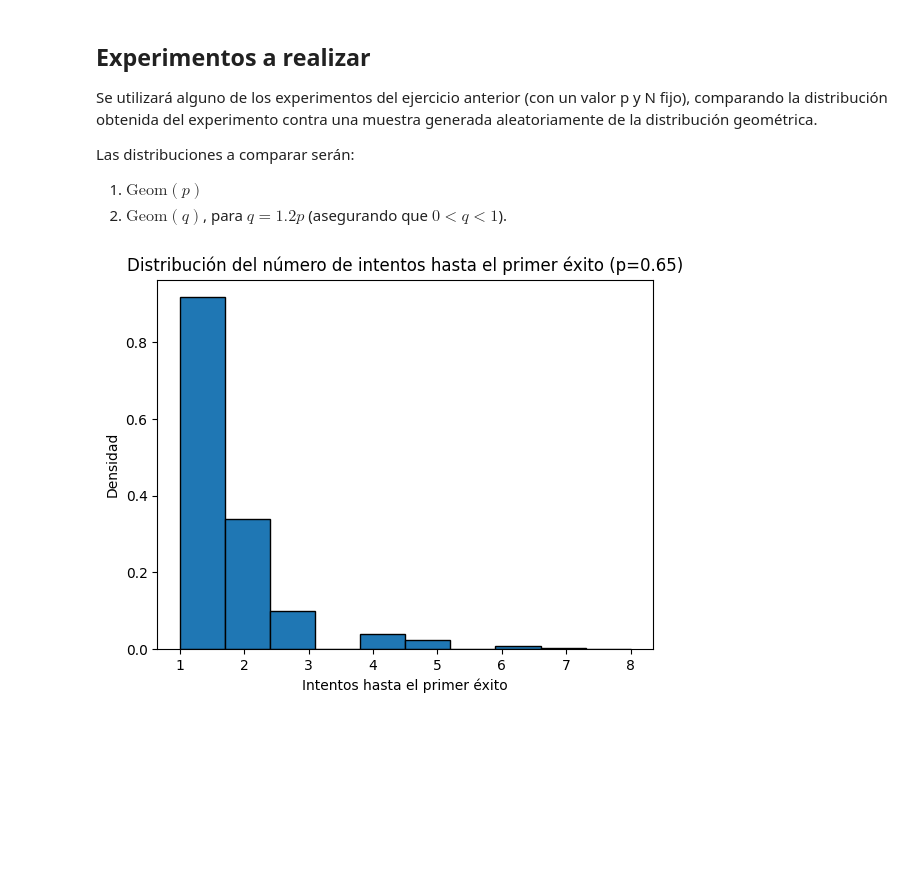
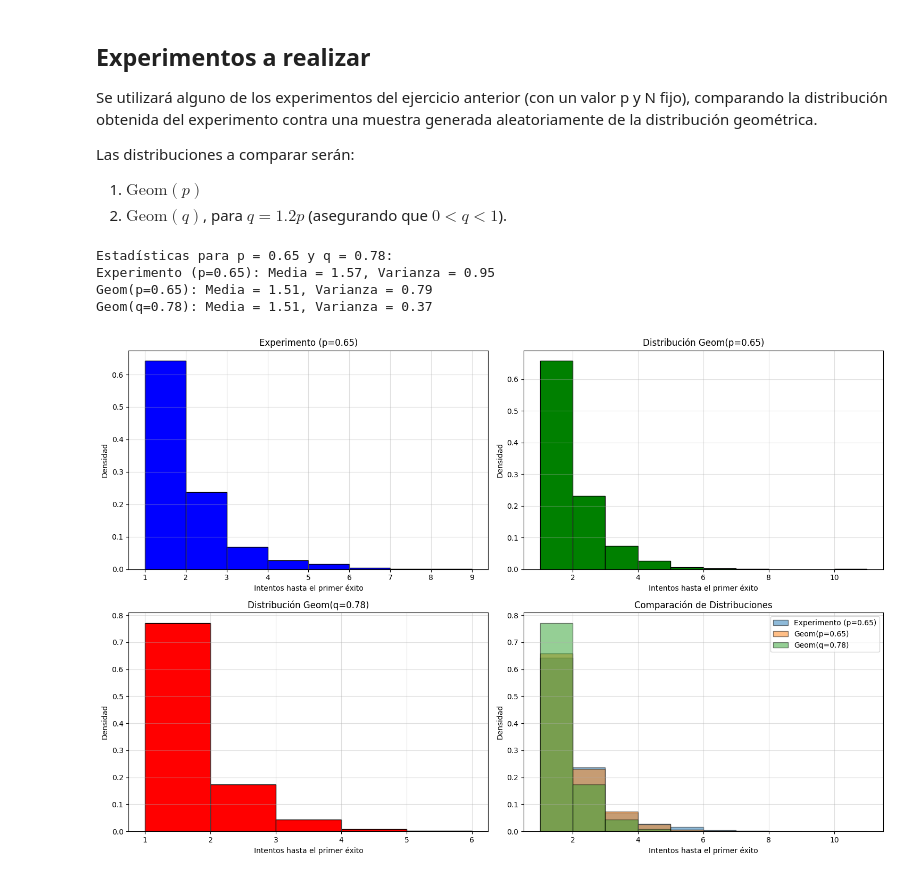
Before and after one commit to JosueSay/IntelligenceArtificial, a Jupyter notebook: labs/lab2/ejercicio2.ipynb, the cells around one changed output. Saved outputs shown, nothing was run; the diff lists cells and outputs as text; code cells hidden in the pictures; blank space fills up the shorter version.

Commit message:
feat: finalización ejercicio2

```diff
--- a/labs/lab2/ejercicio2.ipynb
+++ b/labs/lab2/ejercicio2.ipynb
@@ -189,6 +189,7 @@ Las distribuciones a comparar serán:
 1. $ \text{Geom}(p) $
 2. $ \text{Geom}(q) $, para $ q = 1.2p $ (asegurando que $ 0 < q < 1 $).
 # %%
+# Ejercicio 1
 np.random.seed(12345)
 p = 0.65
 N = 1000
@@ -201,12 +202,6 @@ for _ in range(N):
   first_success = np.where(dist == 1)[0][0] + 1
   results.append(first_success)
 
-# Graficar la distribución de los intentos necesarios
-plt.hist(results, density=True, edgecolor='black')
-plt.xlabel('Intentos hasta el primer éxito')
-plt.ylabel('Densidad')
-plt.title(f'Distribución del número de intentos hasta el primer éxito (p={p})')
-plt.show()
+mu_exp = np.mean(results)
+var_exp=np.var(results)
-# %% [output]
-[figure, removed]
 # %%
@@ -215,0 +216,53 @@ muestra2 = sps.geom.rvs(q, size=N)
+# %%
+# Mostrar estadísticas descriptivas
+print(f"Estadísticas para p = {p} y q = {q:.2f}:")
+print(f"Experimento (p={p}): Media = {mu_exp:.2f}, Varianza = {var_exp:.2f}")
+print(f"Geom(p={p}): Media = {mu1:.2f}, Varianza = {var1:.2f}")
+print(f"Geom(q={q:.2f}): Media = {mu1:.2f}, Varianza = {var2:.2f}")
+# %% [output]
+Estadísticas para p = 0.65 y q = 0.78:
+Experimento (p=0.65): Media = 1.57, Varianza = 0.95
+Geom(p=0.65): Media = 1.51, Varianza = 0.79
+Geom(q=0.78): Media = 1.51, Varianza = 0.37
+# %%
+# Nota se hace una cantidad de intervalos para que matplotlib no haga intervalos mas grandes;
+# y vaya de acuerdo a la cantidad de datos de cada muestra incluyendo el maximo en los datos
+
+# Crear figura con 4 subgráficos
+fig, axes = plt.subplots(2, 2, figsize=(15, 10))
+
+# Distribución del experimento
+axes[0, 0].hist(results, bins=range(1, max(results) + 2), density=True, edgecolor="black", color='blue')
+axes[0, 0].set_title(f"Experimento (p={p})")
+axes[0, 0].set_xlabel("Intentos hasta el primer éxito")
+axes[0, 0].set_ylabel("Densidad")
+axes[0, 0].grid(True, alpha=0.4)
+
+# Distribución geométrica con p
+axes[0, 1].hist(muestra1, bins=range(1, max(muestra1) + 2), density=True, edgecolor="black", color='green')
+axes[0, 1].set_title(f"Distribución Geom(p={p})")
+axes[0, 1].set_xlabel("Intentos hasta el primer éxito")
+axes[0, 1].set_ylabel("Densidad")
+axes[0, 1].grid(True, alpha=0.4)
+
+# Distribución geométrica con q
+axes[1, 0].hist(muestra2, bins=range(1, max(muestra2) + 2), density=True, edgecolor="black", color='red')
+axes[1, 0].set_title(f"Distribución Geom(q={q:.2f})")
+axes[1, 0].set_xlabel("Intentos hasta el primer éxito")
+axes[1, 0].set_ylabel("Densidad")
+axes[1, 0].grid(True, alpha=0.4)
+
+# Comparación de todas las distribuciones
+axes[1, 1].hist(results, bins=range(1, max(results) + 2), density=True, alpha=0.5, label=f"Experimento (p={p})", edgecolor="black")
+axes[1, 1].hist(muestra1, bins=range(1, max(muestra1) + 2), density=True, alpha=0.5, label=f"Geom(p={p})", edgecolor="black")
+axes[1, 1].hist(muestra2, bins=range(1, max(muestra2) + 2), density=True, alpha=0.5, label=f"Geom(q={q:.2f})", edgecolor="black")
+axes[1, 1].set_title("Comparación de Distribuciones")
+axes[1, 1].set_xlabel("Intentos hasta el primer éxito")
+axes[1, 1].set_ylabel("Densidad")
+axes[1, 1].legend()
+axes[1, 1].grid(True, alpha=0.4)
+
+plt.tight_layout()
+plt.show()
+# %% [output]
+[figure, added]
```
Also changed, not shown: parts of 6 cells of this notebook.
